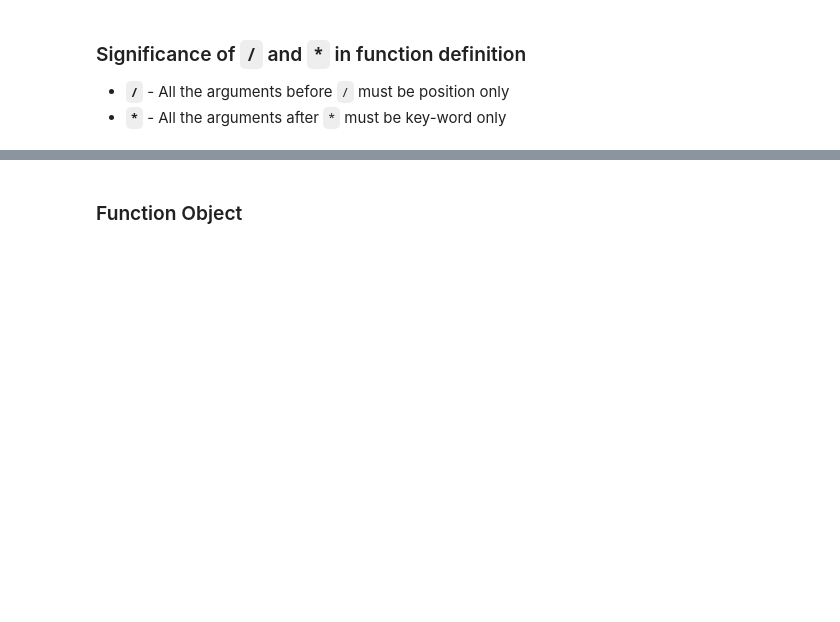
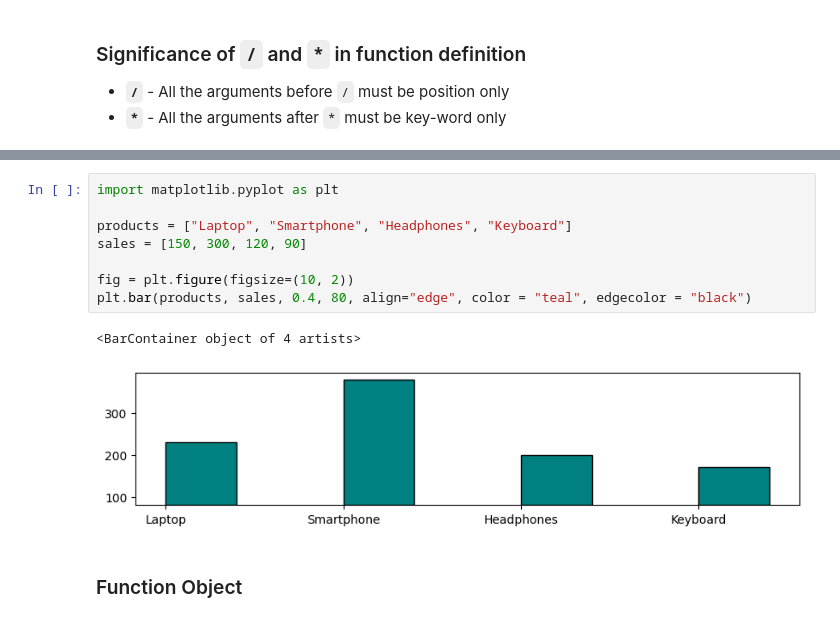
Before and after one commit to knowledge-corner/Cummins_Material, a Jupyter notebook: Classwork/Module 1 - Python Basics.ipynb, the cells around one changed output, grey strips where cells are left out. Saved outputs shown, nothing was run; the diff lists cells and outputs as text; blank space fills up the shorter version.

```diff
--- a/Classwork/Module 1 - Python Basics.ipynb
+++ b/Classwork/Module 1 - Python Basics.ipynb
@@ -1901,3 +2026,14 @@ demo(name = "Jane", age = 20) # Error
+# %%
+import matplotlib.pyplot as plt
+
+products = ["Laptop", "Smartphone", "Headphones", "Keyboard"]
+sales = [150, 300, 120, 90]
+
+fig = plt.figure(figsize=(10, 2))
+plt.bar(products, sales, 0.4, 80, align="edge", color = "teal", edgecolor = "black")
+# %% [output]
+<BarContainer object of 4 artists>
+[figure, added]
 # %% [markdown]
 ### Function Object
 # %% [markdown]
```
Also changed, not shown: parts of 114 cells of this notebook, 1 other file.
